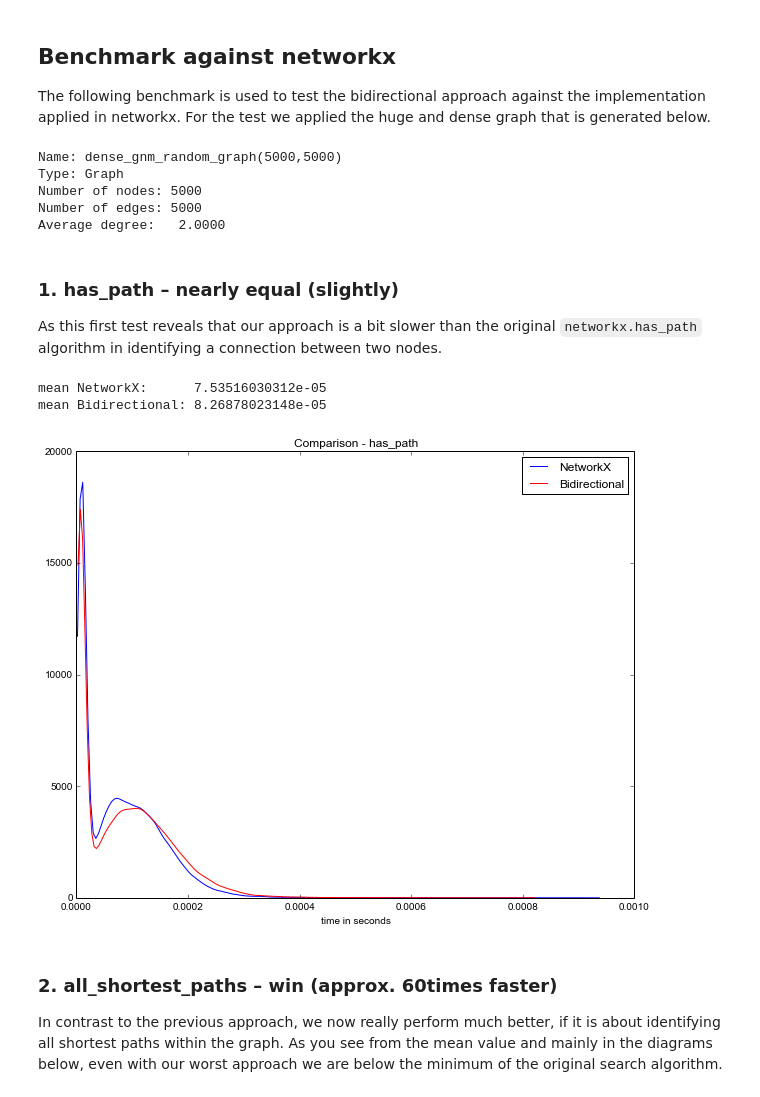
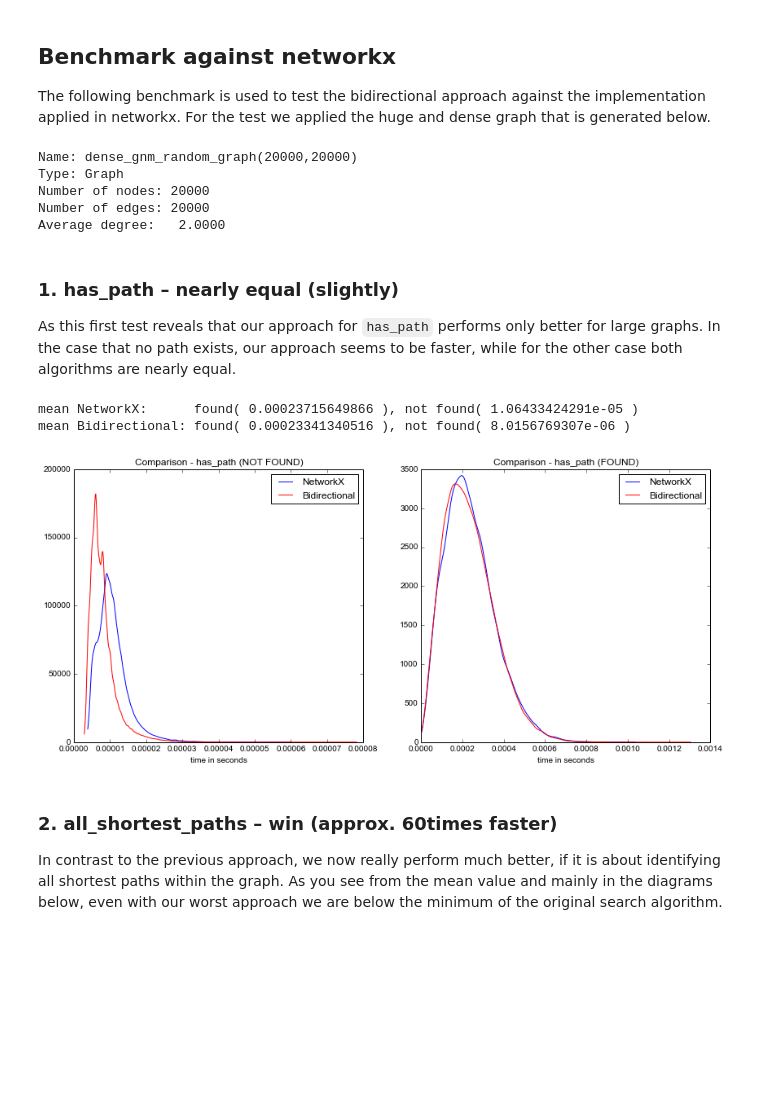
Before and after one commit to andre-dietrich/Jupyter-Notebooks, a Jupyter notebook: bidirectional graph search benchmark.ipynb, the cells around one changed output. Drawn from its saved outputs; the diff is of its cells as text; code cells hidden in the pictures; blank space fills up the shorter version.

Commit message:
new test for updated algorithms

```diff
--- a/bidirectional graph search benchmark.ipynb
+++ b/bidirectional graph search benchmark.ipynb
@@ -19,9 +19,7 @@ The principle of the bidirectional search was implemented for three common searc
 # %%
 %pylab inline
 import matplotlib.pyplot as plt
-plt.rcParams['figure.figsize'] = (10.0, 8.0)
-
-#from bidirectional_path_search import *
+plt.rcParams['figure.figsize'] = (14.0, 6.0)
 
 import networkx as nx
 G = nx.complete_graph(5)
@@ -92,58 +90,71 @@ import time
 import random
 
 # trying out a huge graph...
-G1 = nx.dense_gnm_random_graph(5000,5000,2)
+G1 = nx.dense_gnm_random_graph(20000,20000,2)
 print nx.info(G1)
 # %% [output]
-Name: dense_gnm_random_graph(5000,5000)
+Name: dense_gnm_random_graph(20000,20000)
 Type: Graph
-Number of nodes: 5000
-Number of edges: 5000
+Number of nodes: 20000
+Number of edges: 20000
 Average degree:   2.0000
-# %% [markdown]
-### 1. has_path – nearly equal (slightly)
-
-As this first test reveals that our approach is a bit slower than the original `networkx.has_path` algorithm in identifying a connection between two nodes.
+# %% [markdown]
+### 1. has_path – nearly equal (slightly)
+
+As this first test reveals that our approach for `has_path` performs only better for large graphs. In the case that no path exists, our approach seems to be faster, while for the other case both algorithms are nearly equal.
 # %%
-times1, times2 = [], []
+times1, times2 = [[], []], [[],[]]
+#lengts2, lengths2 = [], []
 for i in range(100000):
     source = random.randint(0, len(G1)-1)
     target = random.randint(0, len(G1)-1)
 
     # original
     t = time.time()
-    r1 = nx.has_path(G1, source, target)
-    times1.append(time.time()-t)
+    r = nx.has_path(G1, source, target)
+    t = times1[r].append(time.time()-t)
 
     # bidirectional
     t = time.time()
-    r2 = nx.bidirectional_has_path(G1, source, target)
-    times2.append(time.time()-t)
+    r = nx.bidirectional_has_path(G1, source, target)
+    times2[r].append(time.time()-t)
 # %%
-print "mean NetworkX:     ", mean(times1)
-print "mean Bidirectional:", mean(times2)
+print "mean NetworkX:      found(", mean(times1[1]), "), not found(", mean(times1[0]), ")"
+print "mean Bidirectional: found(", mean(times2[1]), "), not found(", mean(times2[0]), ")"
 # %% [output]
-mean NetworkX:      7.53516030312e-05
-mean Bidirectional: 8.26878023148e-05
+mean NetworkX:      found( 0.00023715649866 ), not found( 1.06433424291e-05 )
+mean Bidirectional: found( 0.00023341340516 ), not found( 8.0156769307e-06 )
 # %%
 from scipy.stats import gaussian_kde
 from numpy import linspace
 
-plt.title("Comparison - has_path")
+plt.subplot(121)
+plt.title("Comparison - has_path (NOT FOUND)")
 plt.xlabel("time in seconds")
 
-density1 = gaussian_kde(times1)
-xs1 = linspace(min(times1), max(times1), 200)
+density1 = gaussian_kde(times1[0])
+xs1 = linspace(min(times1[0]), max(times1[0]), 500)
 plt.plot(xs1, density1(xs1), label="NetworkX", color="blue")
+density2 = gaussian_kde(times2[0])
+xs2 = linspace(min(times2[0]), max(times2[0]), 500)
+plt.plot(xs2, density2(xs2), label="Bidirectional", color="red")
+plt.legend()
+plt.subplot(122)
 
-density2 = gaussian_kde(times2)
-xs2 = linspace(min(times2), max(times2), 200)
-plt.plot(xs2, density2(xs2), label="Bidirectional", color="red")
+plt.title("Comparison - has_path (FOUND)")
+plt.xlabel("time in seconds")
 
+density3 = gaussian_kde(times1[1])
+xs3 = linspace(min(times1[1]), max(times1[1]), 500)
+plt.plot(xs3, density3(xs3), label="NetworkX", color="blue")
+density4 = gaussian_kde(times2[1])
+xs4 = linspace(min(times2[1]), max(times2[1]), 500)
+plt.plot(xs4, density4(xs4), label="Bidirectional", color="red")
 plt.legend()
+
 plt.show()
 # %% [output]
-[figure, old version]
+[figure, new version]
 # %% [markdown]
 ### 2. all_shortest_paths – win (approx. 60times faster)
 
```
Also changed, not shown: parts of 20 cells of this notebook.
